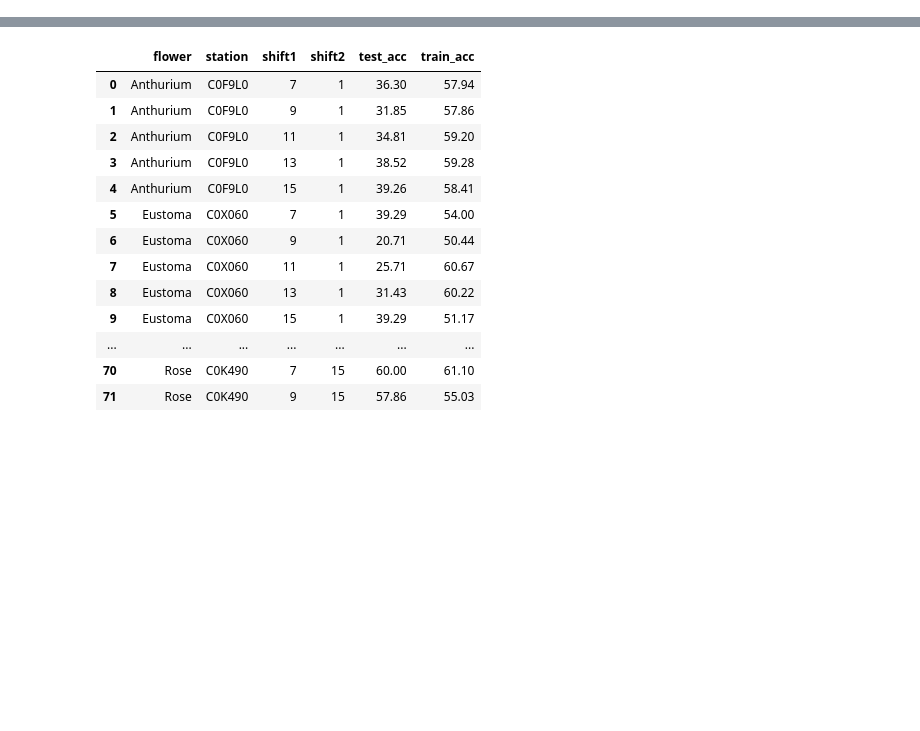
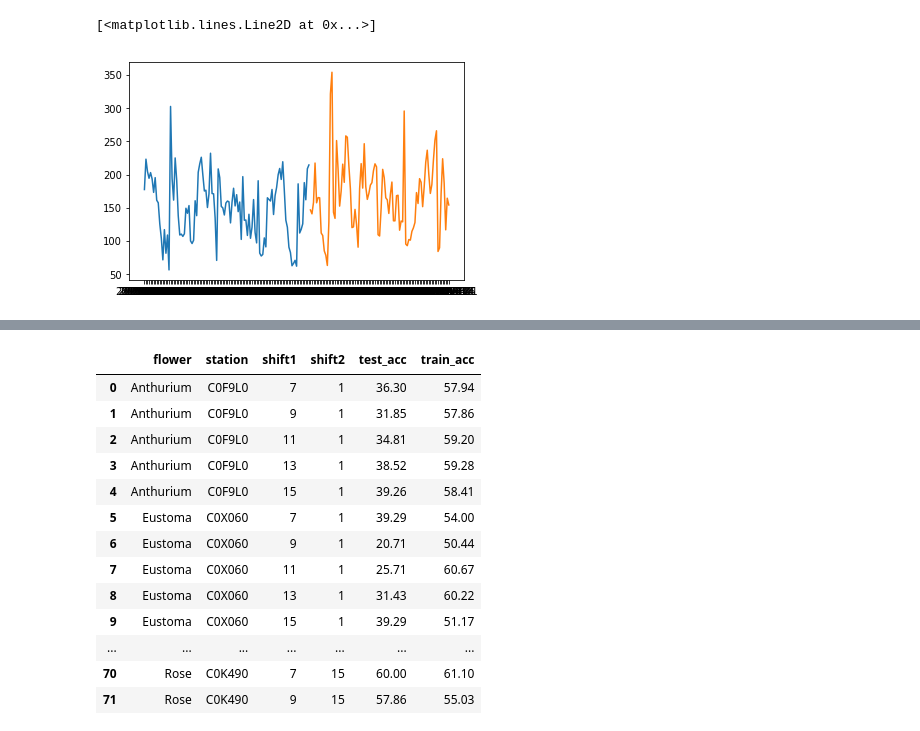
Before and after one commit to dogppatrick/python, a Jupyter notebook: cb105g4/stats_weather_price/001_class_price_pre.ipynb, the cells around one changed output, grey strips where cells are left out. Saved outputs shown, nothing was run; the diff lists cells and outputs as text; code cells hidden in the pictures; blank space fills up the shorter version.

```diff
--- a/cb105g4/stats_weather_price/001_class_price_pre.ipynb
+++ b/cb105g4/stats_weather_price/001_class_price_pre.ipynb
@@ -264,0 +345,9 @@ class fp_pre:
+# %%
+# arr = np.array(df)
+green = arr[arr[:,0]==0]
+red = arr[arr[:,0]==1]
+plt.plot(green[:,3],green[:,2])
+plt.plot(red[:,3],red[:,2])
+# %% [output]
+[<matplotlib.lines.Line2D at 0x...>]
+[figure, added]
```
Also changed, not shown: parts of 8 cells of this notebook, 1 other file.
